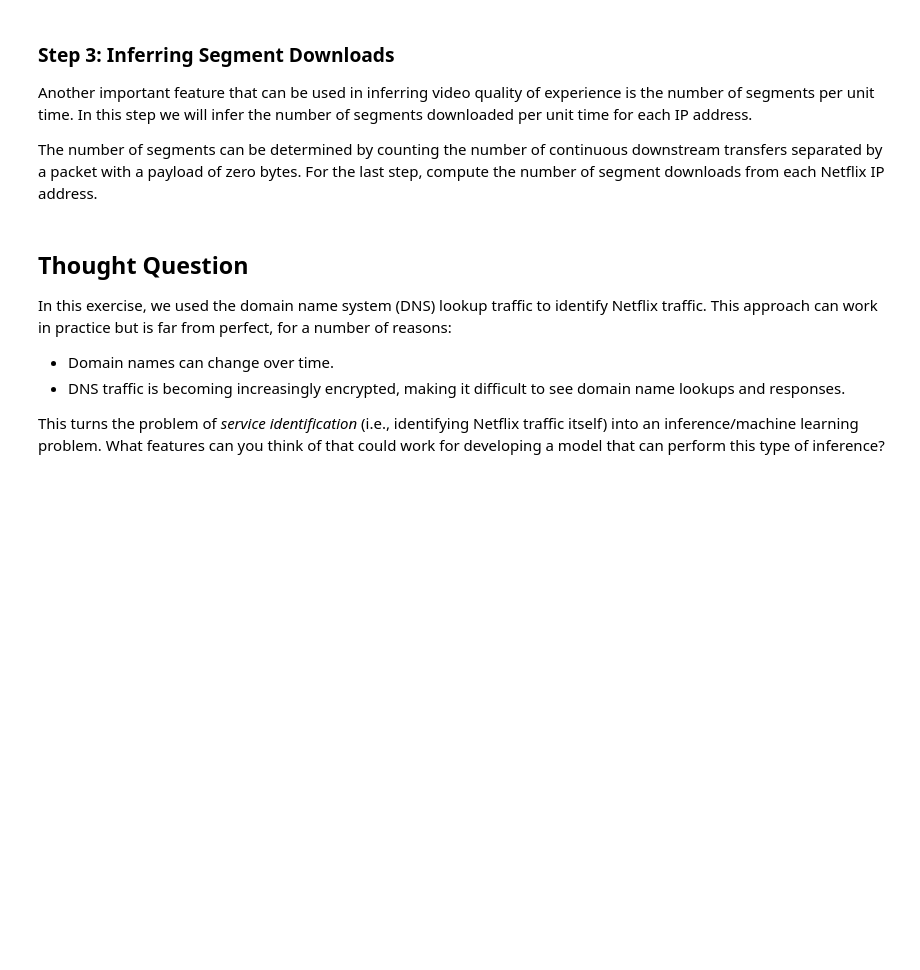
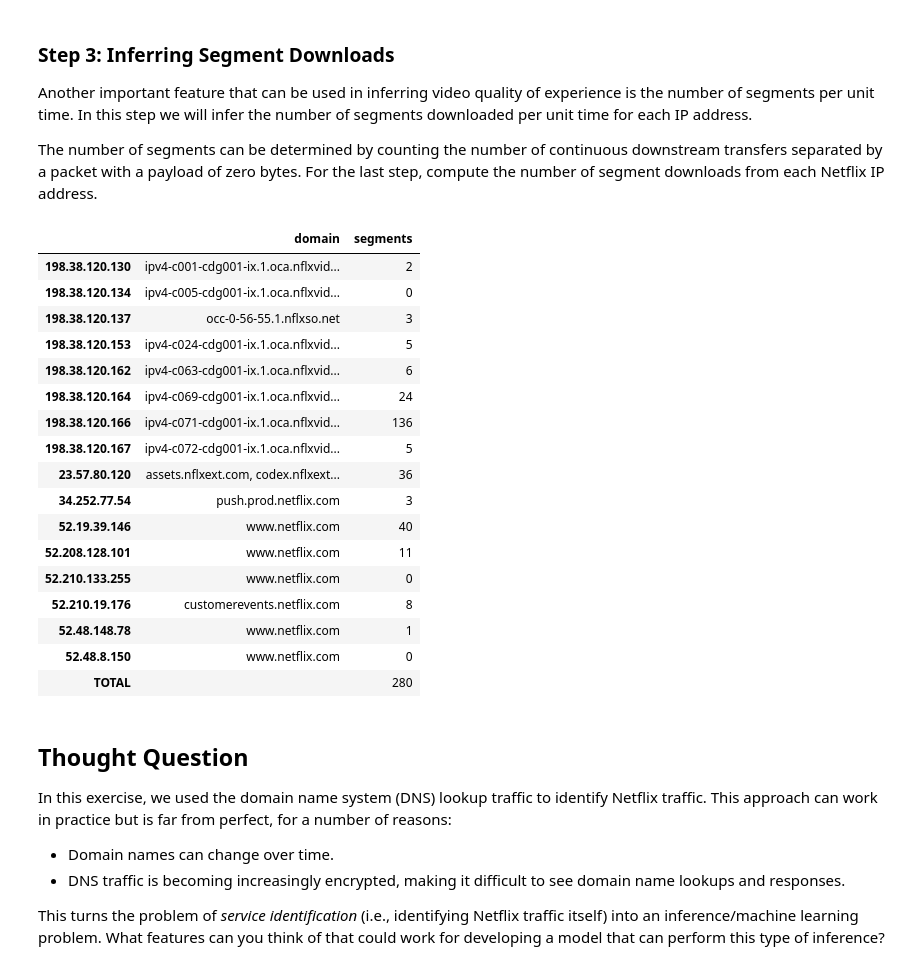
Before and after one commit to fujiayuFrank/ml-systems, a Jupyter notebook: docs/notebooks/03-Performance-Service-Clean.ipynb, the cells around one changed output. Saved outputs shown, nothing was run; the diff lists cells and outputs as text; code cells hidden in the pictures; blank space fills up the shorter version.

```diff
--- a/docs/notebooks/03-Performance-Service-Clean.ipynb
+++ b/docs/notebooks/03-Performance-Service-Clean.ipynb
@@ -169,6 +272,50 @@ As a first step towards computing that feature, count the number of packets and
 Another important feature that can be used in inferring video quality of experience is the number of segments per unit time. In this step we will infer the number of segments downloaded per unit time for each IP address.
 
 The number of segments can be determined by counting the number of continuous downstream transfers separated by a packet with a payload of zero bytes. For the last step, compute the number of segment downloads from each Netflix IP address.
+# %%
+# Downstream packets from each Netflix IP, in capture order.
+dpk = ndf[(ndf['dst_ip'] == CLIENT) & ndf['src_ip'].isin(nf_ips)]
+
+# The capture is truncated (snaplen 200), so the Info field of data packets has no
+# "Len=". A TCP packet with no payload is just headers (at most 78 bytes on the wire:
+# 14 Ethernet + 20 IP + 20 TCP + options); every data packet in this trace is larger.
+dpk = dpk.assign(zero_payload=dpk['Length'] <= 78)
+
+def count_segments(pkts):
+    """A segment is a run of consecutive data packets ended by a zero-payload packet."""
+    is_data = ~pkts['zero_payload']
+    starts = is_data & ~is_data.shift(fill_value=False)
+    return int(starts.sum())
+
+segments = (dpk.groupby('src_ip')
+               .apply(count_segments, include_groups=False)
+               .rename('segments'))
+
+seg_counts = (pd.DataFrame(index=sorted(nf_ips))
+              .join(segments).fillna(0).astype(int))
+seg_counts.loc['TOTAL'] = seg_counts.sum()
+seg_counts = add_domain(seg_counts)
+seg_counts.loc['TOTAL', 'domain'] = ''
+seg_counts
+# %% [output]
+|  | domain | segments |
+| 198.38.120.130 | ipv4-c001-cdg001-ix.1.oca.nflxvid... | 2 |
+| 198.38.120.134 | ipv4-c005-cdg001-ix.1.oca.nflxvid... | 0 |
+| 198.38.120.137 | occ-0-56-55.1.nflxso.net | 3 |
+| 198.38.120.153 | ipv4-c024-cdg001-ix.1.oca.nflxvid... | 5 |
+| 198.38.120.162 | ipv4-c063-cdg001-ix.1.oca.nflxvid... | 6 |
+| 198.38.120.164 | ipv4-c069-cdg001-ix.1.oca.nflxvid... | 24 |
+| 198.38.120.166 | ipv4-c071-cdg001-ix.1.oca.nflxvid... | 136 |
+| 198.38.120.167 | ipv4-c072-cdg001-ix.1.oca.nflxvid... | 5 |
+| 23.57.80.120 | assets.nflxext.com, codex.nflxext... | 36 |
+| 34.252.77.54 | push.prod.netflix.com | 3 |
+| 52.19.39.146 | www.netflix.com | 40 |
+| 52.208.128.101 | www.netflix.com | 11 |
+| 52.210.133.255 | www.netflix.com | 0 |
+| 52.210.19.176 | customerevents.netflix.com | 8 |
+| 52.48.148.78 | www.netflix.com | 1 |
+| 52.48.8.150 | www.netflix.com | 0 |
+| TOTAL |  | 280 |
 # %% [markdown]
 ## Thought Question
 
```
Also changed, not shown: parts of 3 cells of this notebook.
